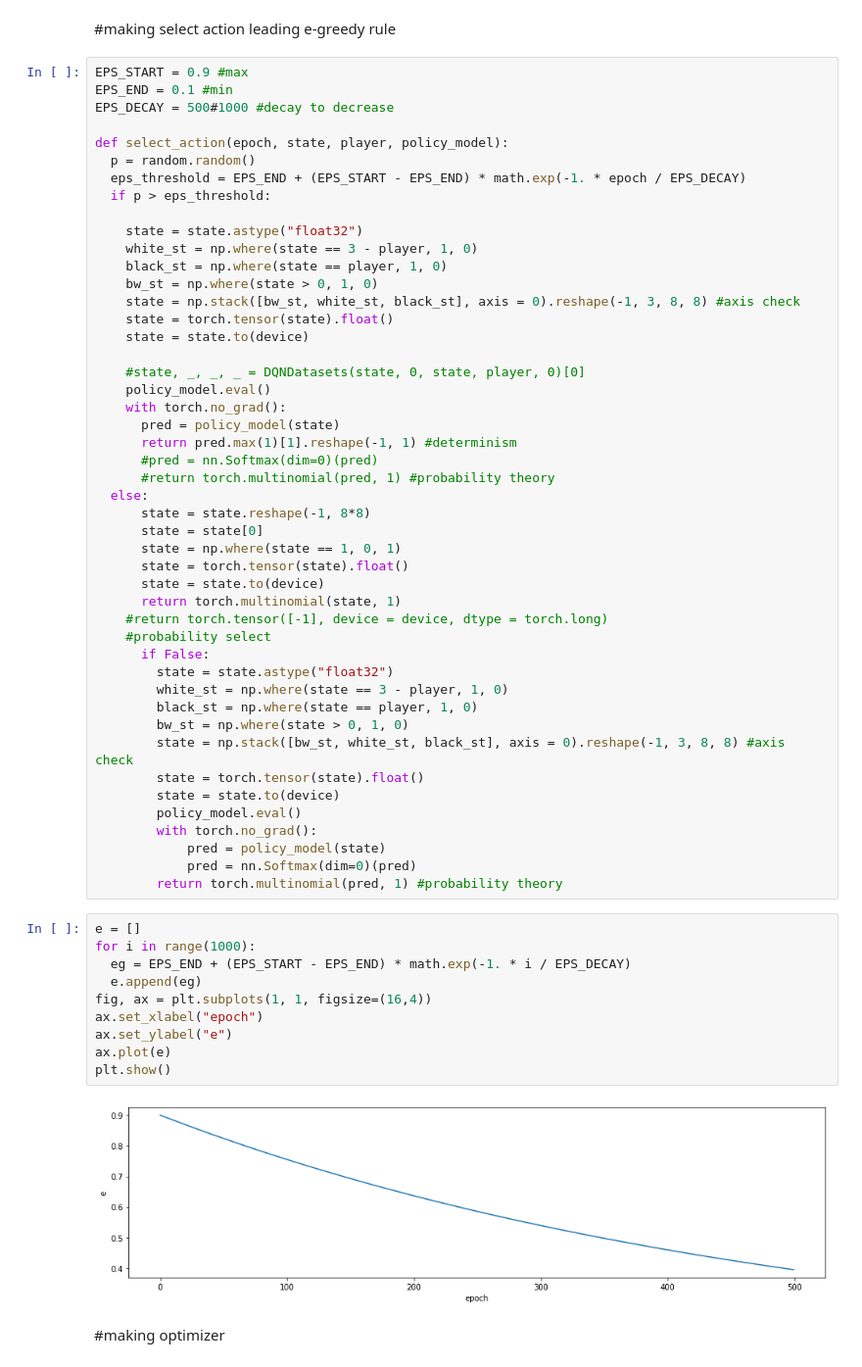
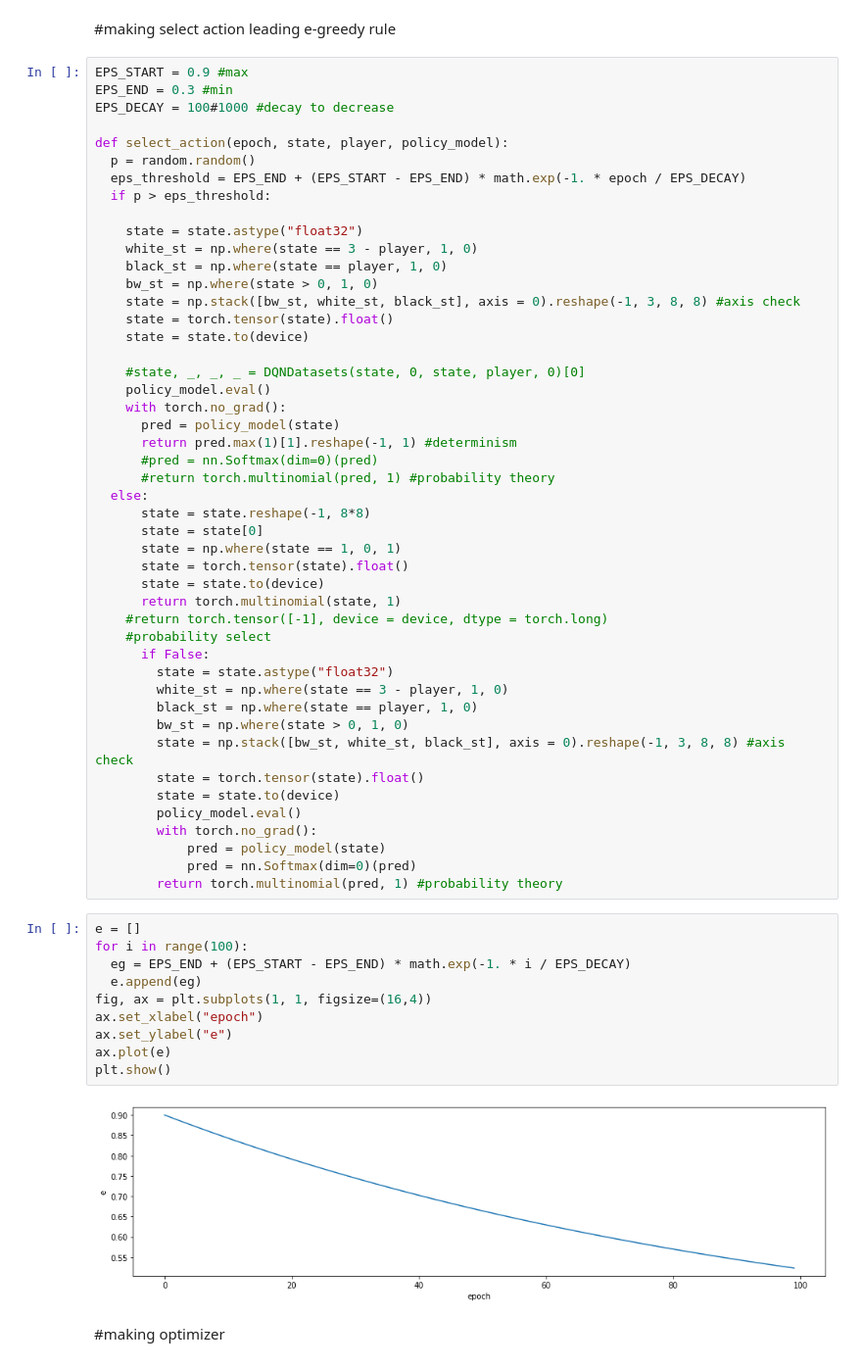
Before and after one commit to hiro201025/othello_AI, a Jupyter notebook: RLpn_DQN_Pytorch.ipynb, the cells around one changed output. Shown at 98% size. Drawn from its saved outputs; the diff is of its cells as text.

```diff
--- a/RLpn_DQN_Pytorch.ipynb
+++ b/RLpn_DQN_Pytorch.ipynb
@@ -290,8 +290,8 @@ class DQNDatasets(Dataset):
 #making select action leading e-greedy rule
 # %%
 EPS_START = 0.9 #max
-EPS_END = 0.1 #min
-EPS_DECAY = 500#1000 #decay to decrease
+EPS_END = 0.3 #min
+EPS_DECAY = 100#1000 #decay to decrease
 
 def select_action(epoch, state, player, policy_model):
   p = random.random()
@@ -337,16 +337,16 @@ def select_action(epoch, state, player, policy_model):
         return torch.multinomial(pred, 1) #probability theory
 # %%
 e = []
-for i in range(1000):
+for i in range(100):
   eg = EPS_END + (EPS_START - EPS_END) * math.exp(-1. * i / EPS_DECAY)
   e.append(eg)
 fig, ax = plt.subplots(1, 1, figsize=(16,4))
 ax.set_xlabel("epoch")
 ax.set_ylabel("e")
 ax.plot(e)
 plt.show()
 # %% [output]
-[figure, old version]
+[figure, new version]
 # %% [markdown]
 #making optimizer
 # %%
```
Also changed, not shown: parts of 6 cells of this notebook.
